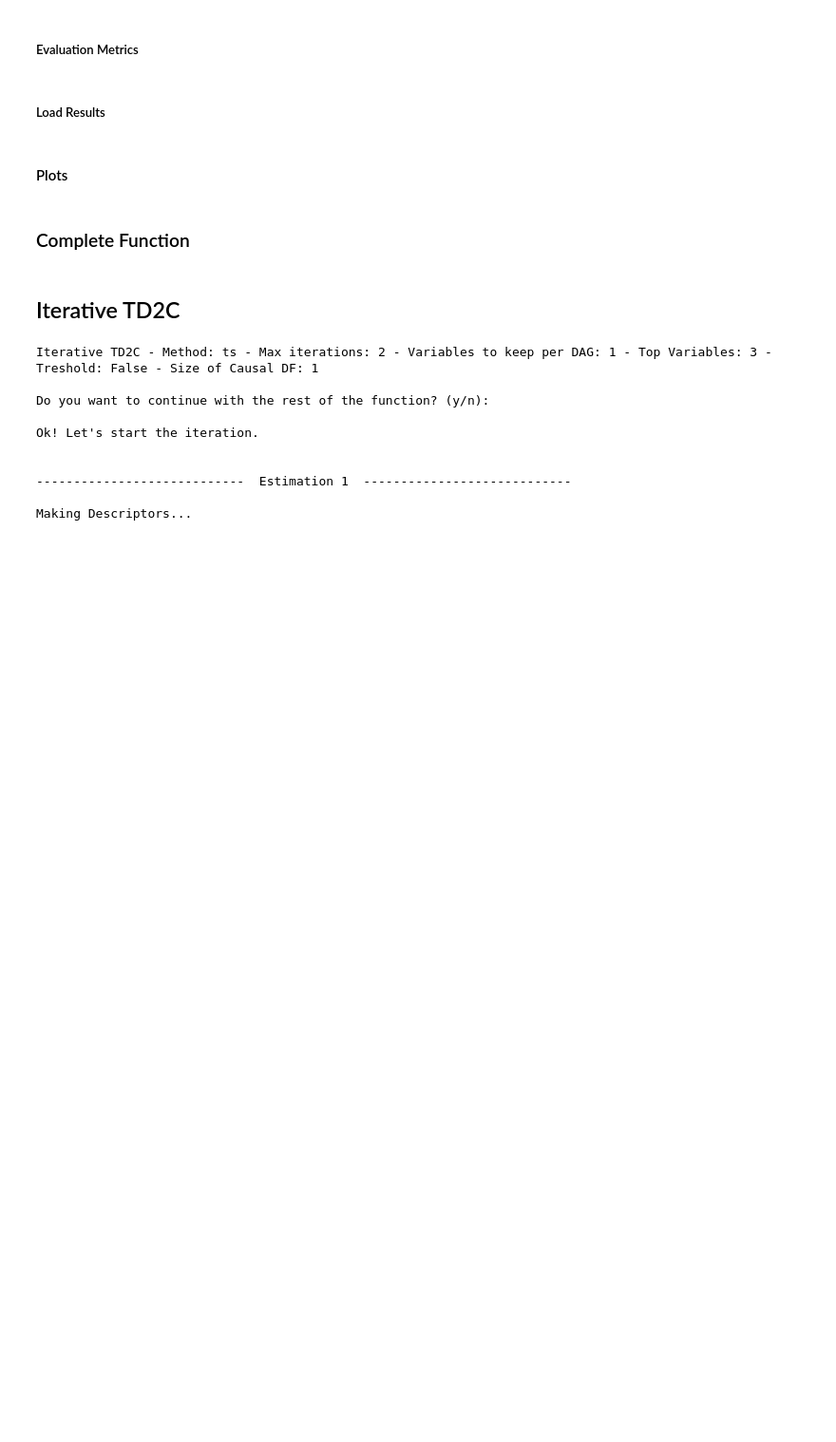
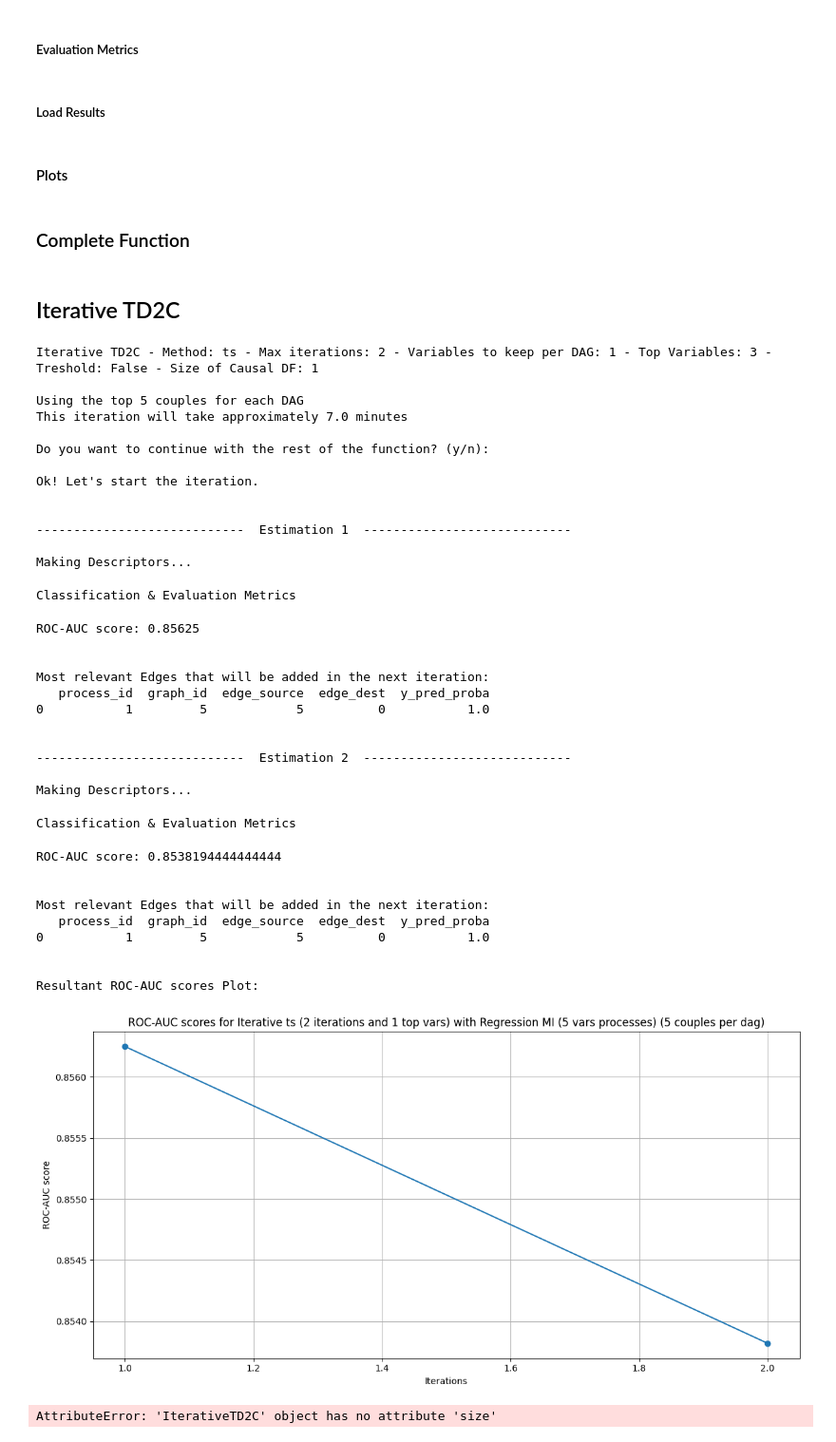
Before and after one commit to jacopoUCL/td2c, a Jupyter notebook: notebooks/contributions/td2c_extesions/IterativeTD2C.ipynb, the cells around one changed output. Shown at 95% size. Drawn from its saved outputs; the diff is of its cells as text; code cells hidden in the pictures; blank space fills up the shorter version.

```diff
--- a/notebooks/contributions/td2c_extesions/IterativeTD2C.ipynb
+++ b/notebooks/contributions/td2c_extesions/IterativeTD2C.ipynb
@@ -1488,34 +1488,62 @@ Iter = IterativeTD2C(
     k = 1,
     it = 2,
     top_vars=3,
     treshold = False,
     treshold_value = 0.9,
     size_causal_df = 1,
     data_folder = '/home/jpalombarini/td2c/notebooks/contributions/td2c_extesions/data/to_use/',
     descr_folder = '/home/jpalombarini/td2c/notebooks/contributions/td2c_extesions/descriptors/Regression/TD2C/try_complete_function/',
     results_folder = '/home/jpalombarini/td2c/notebooks/contributions/td2c_extesions/results/Regression/try_complete_function/',
-    COUPLES_TO_CONSIDER_PER_DAG = -1,
+    COUPLES_TO_CONSIDER_PER_DAG = 5,
     MB_SIZE = 2,
     SEED = 42,
     maxlags = 5,
     max_neighborhood_size_filter = 2,
+
     N_JOBS = 40,
     noise_std_filter = 0.01
 )
 
-Iter.iterative_td2c()
+roc_scores = Iter.iterative_td2c()
 
-Iter.plot_results()
+Iter.plot_results(roc_scores)
 
-Iter.df_scores()
+Iter.df_scores(roc_scores)
 # %% [output]
 Iterative TD2C - Method: ts - Max iterations: 2 - Variables to keep per DAG: 1 - Top Variables: 3 - Treshold: False - Size of Causal DF: 1
+
+Using the top 5 couples for each DAG
+This iteration will take approximately 7.0 minutes
 
 Do you want to continue with the rest of the function? (y/n):
 
 Ok! Let's start the iteration.
 
 
 ----------------------------  Estimation 1  ----------------------------
 
 Making Descriptors...
+Classification & Evaluation Metrics
+ROC-AUC score: 0.85625
+
+
+Most relevant Edges that will be added in the next iteration:
+   process_id  graph_id  edge_source  edge_dest  y_pred_proba
+0           1         5            5          0           1.0
+
+
+----------------------------  Estimation 2  ----------------------------
+
+Making Descriptors...
+Classification & Evaluation Metrics
+ROC-AUC score: 0.8538194444444444
+
+
+Most relevant Edges that will be added in the next iteration:
+   process_id  graph_id  edge_source  edge_dest  y_pred_proba
+0           1         5            5          0           1.0
+
+
+Resultant ROC-AUC scores Plot:
+[figure, added]
+AttributeError: 'IterativeTD2C' object has no attribute 'size'
```
Also changed, not shown: 2 other files.
